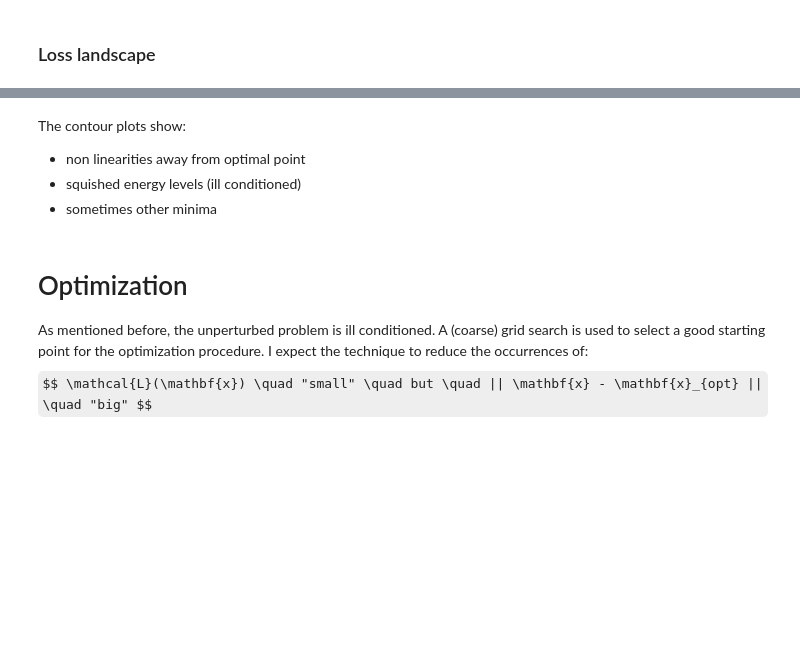
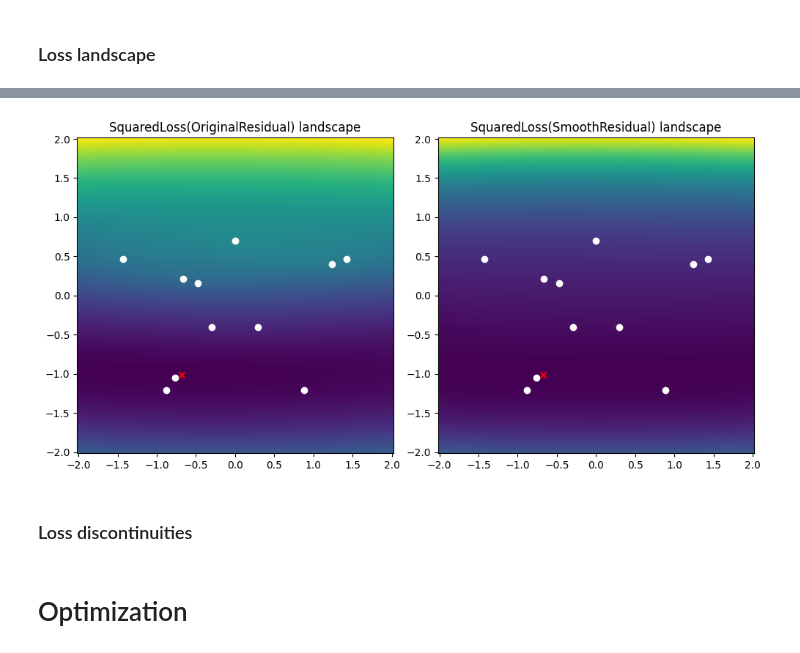
Before and after one commit to FattiMei/radar, a Jupyter notebook: radar.ipynb, the cells around one changed output, grey strips where cells are left out. Drawn from its saved outputs; the diff is of its cells as text; code cells hidden in the pictures; some formulas as TeX source; blank space fills up the shorter version.

```diff
--- a/radar.ipynb
+++ b/radar.ipynb
@@ -151,9 +32,0 @@ plot_loss_contour(
-# %% [markdown]
-The contour plots show:
-  * non linearities away from optimal point
-  * squished energy levels (ill conditioned)
-  * sometimes other minima
-# %% [markdown]
-# Optimization
-As mentioned before, the unperturbed problem is ill conditioned. A (coarse) grid search is used to select a good starting point for the optimization procedure. I expect the technique to reduce the occurrences of:
-$$ \mathcal{L}(\mathbf{x}) \quad "small" \quad but \quad || \mathbf{x} - \mathbf{x}_{opt} || \quad "big" $$
@@ -161,0 +33,18 @@ from solver import AbstractSolver, LeastSquaresSolver, MinimizeSolver, GoodStart
+# %%
+fig, ax = plt.subplots(1, 2, figsize=(10,6))
+
+plot_loss_landscape(problem,
+                    Residual(),
+                    SquaredLoss(),
+                    ax[0])
+
+plot_loss_landscape(problem,
+                    SmoothResidual(),
+                    SquaredLoss(),
+                    ax[1])
+
+plt.tight_layout()
+# %% [output]
+[figure, added]
+# %% [markdown]
+### Loss discontinuities
@@ -162 +66,3 @@ from solver import AbstractSolver, LeastSquaresSolver, MinimizeSolver, GoodStart
+# %% [markdown]
+# Optimization
 # %%
```
Also changed, not shown: parts of 31 cells of this notebook, 10 other files.
